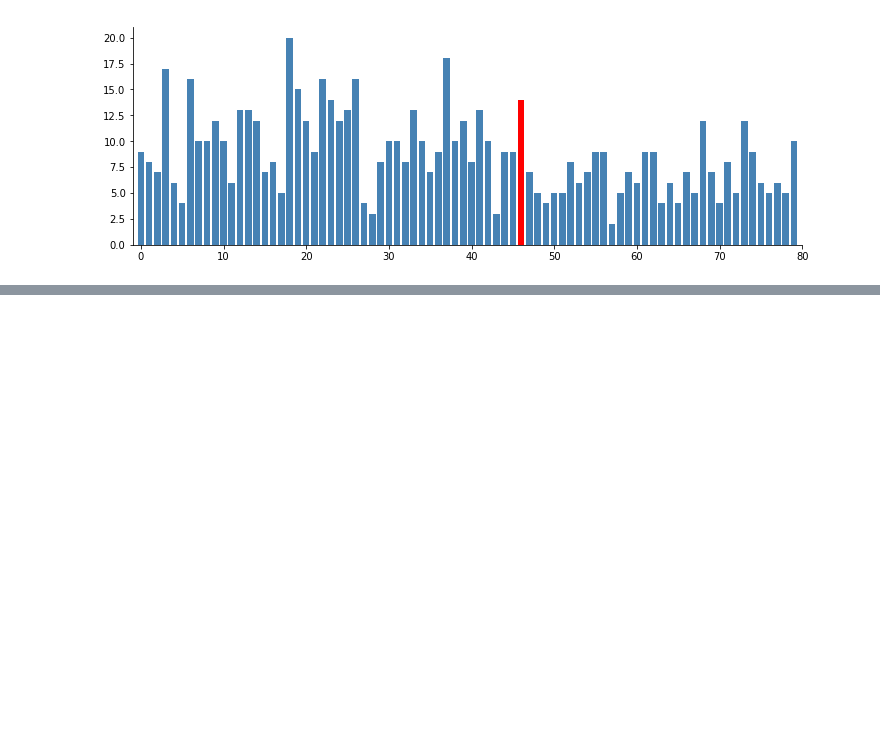
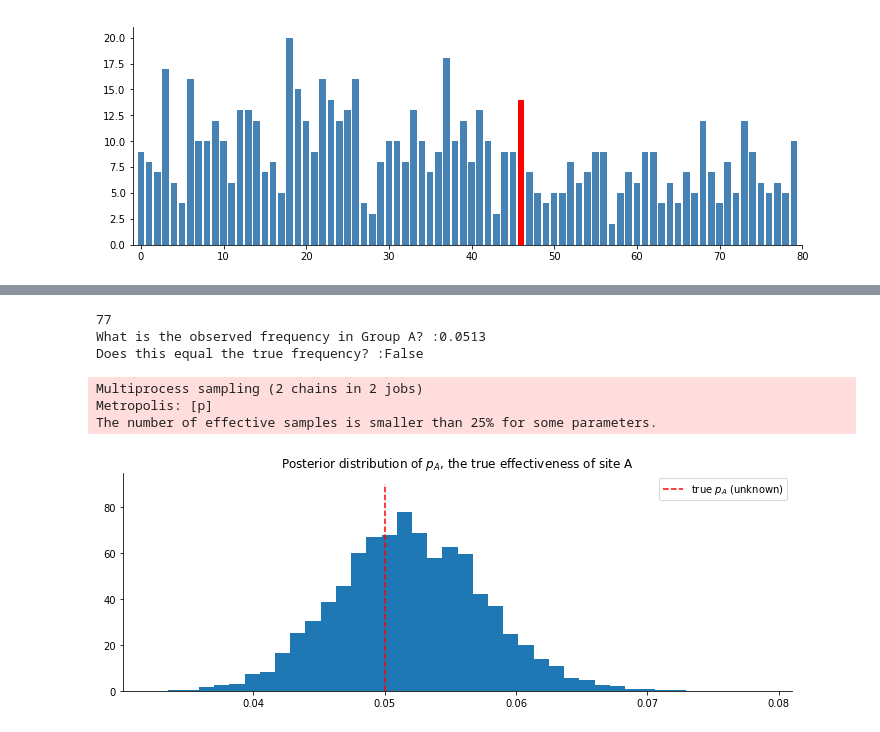
Before and after one commit to rmania/datascience, a Jupyter notebook: ml_models/2_0_Bayesian_models.ipynb, the cells around one changed output, grey strips where cells are left out. Drawn from its saved outputs; the diff is of its cells as text; code cells hidden in the pictures; blank space fills up the shorter version.

```diff
--- a/ml_models/2_0_Bayesian_models.ipynb
+++ b/ml_models/2_0_Bayesian_models.ipynb
@@ -318,0 +331,42 @@ simulation_whatsapp_messages()
+# %%
+# step 1
+with pm.Model() as model:
+    p = pm.Uniform('p', lower=0, upper=1) # Continuous uniform log-likelihood.
+
+# step 2
+p_true = 0.05 # as an example
+N = 1500
+# %%
+# step 3 --> here random variable has `p_true` chance of being 1.
+occurrences = stats.bernoulli.rvs(p_true, size=N)
+
+# Occurrences.mean is equal to n/N.
+print(np.sum(occurrences))
+print('What is the observed frequency in Group A? :{:.4f}'.format(np.mean(occurrences)))
+print('Does this equal the true frequency? :{}'.format((np.mean(occurrences) == p_true)))
+# %% [output]
+77
+What is the observed frequency in Group A? :0.0513
+Does this equal the true frequency? :False
+# %%
+# step 4
+with model:
+    obs = pm.Bernoulli('obs', p, observed=occurrences)
+    step = pm.Metropolis()
+    trace = pm.sample(18000, step=step)
+    burned_trace = trace[1000:]
+# %% [output]
+Multiprocess sampling (2 chains in 2 jobs)
+Metropolis: [p]
+The number of effective samples is smaller than 25% for some parameters.
+# %%
+# step 5
+fig, ax = plt.subplots(figsize=[12,4])
+
+ax.vlines(p_true, 0, 90, linestyle="--", color='red', label="true $p_A$ (unknown)")
+ax.hist(burned_trace["p"], bins=40, histtype="stepfilled", density=True)
+ax.set(title = 'Posterior distribution of $p_A$, the true effectiveness of site A')
+_ = ax.legend(loc='best')
+remove_borders(ax)
+# %% [output]
+[figure, added]
```
Also changed, not shown: parts of 2 cells of this notebook.
